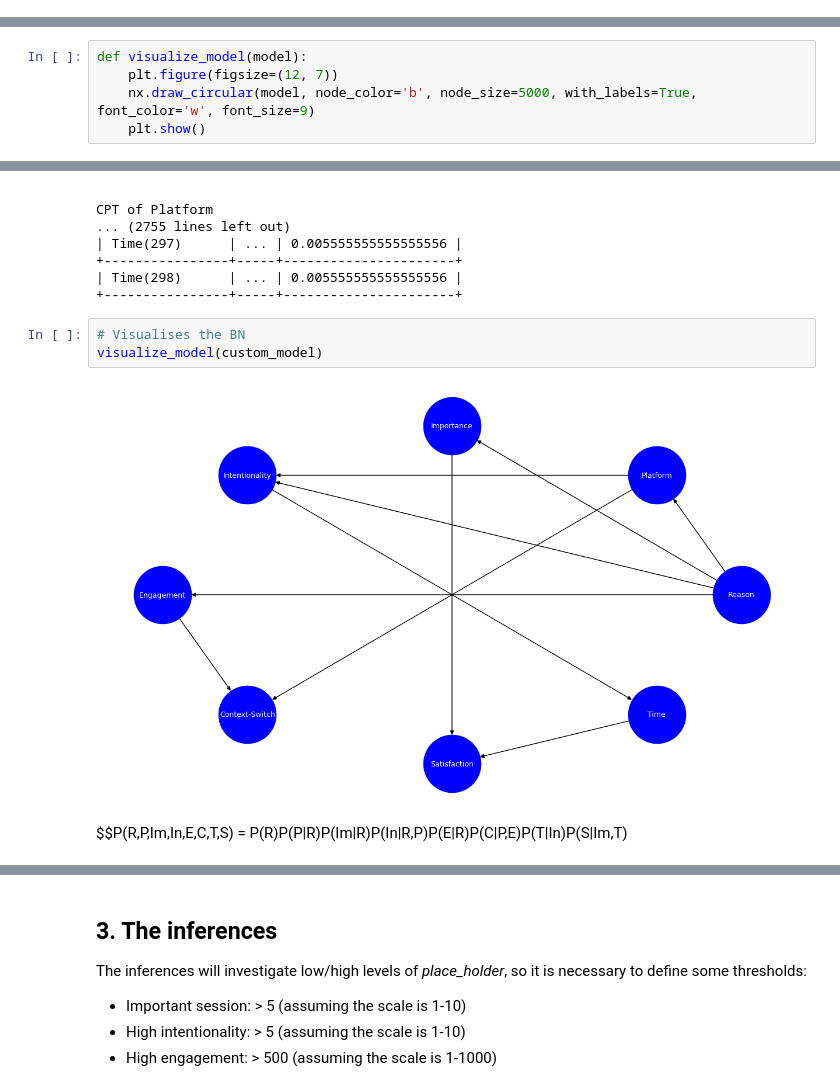
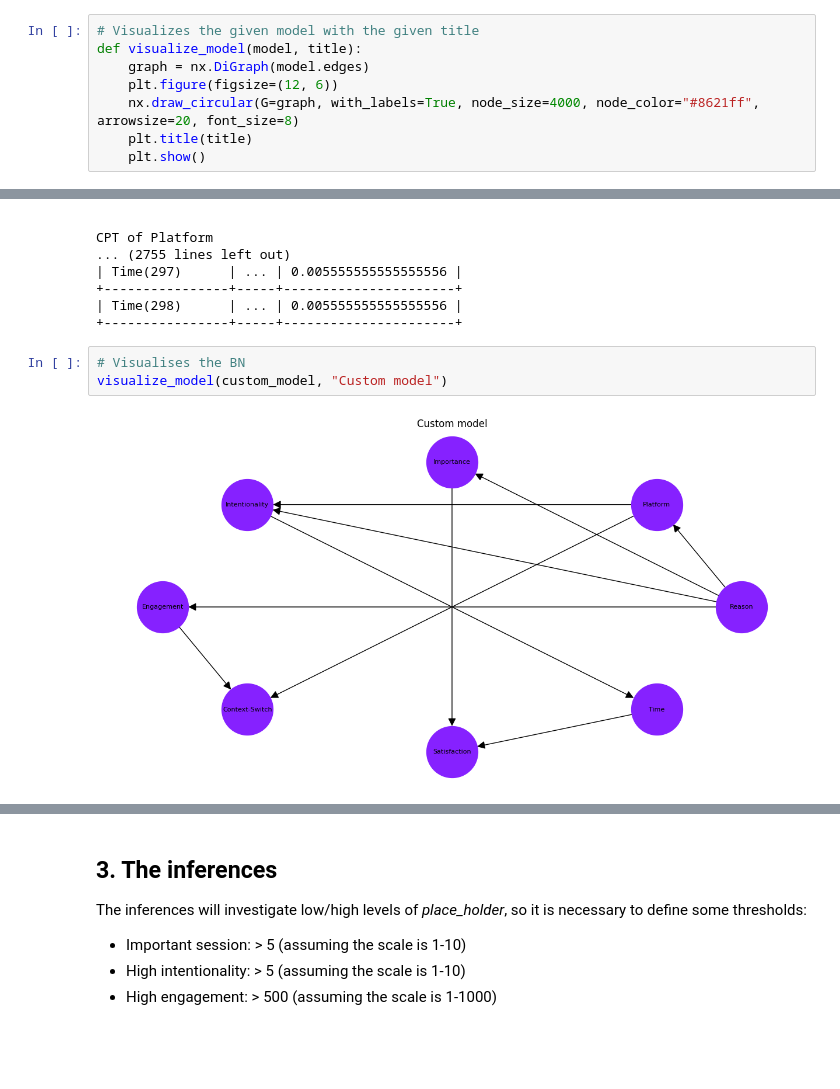
Before and after one commit to Jtries/socialMediaBayes, a Jupyter notebook: social_media_bayes.ipynb, the cells around one changed output, grey strips where cells are left out. Saved outputs shown, nothing was run; the diff lists cells and outputs as text; blank space fills up the shorter version.

```diff
--- a/social_media_bayes.ipynb
+++ b/social_media_bayes.ipynb
@@ -10,0 +18,8 @@ But why should social medias be implemented to keep us on their platforms? To un
+# %%
+# Visualizes the given model with the given title
+def visualize_model(model, title):
+    graph = nx.DiGraph(model.edges)
+    plt.figure(figsize=(12, 6))
+    nx.draw_circular(G=graph, with_labels=True, node_size=4000, node_color="#8621ff", arrowsize=20, font_size=8)
+    plt.title(title)
+    plt.show()
@@ -21,8 +40,3 @@ from pgmpy.estimators import PC
-# %%
-def visualize_model(model):
-    plt.figure(figsize=(12, 7))
-    nx.draw_circular(model, node_color='b', node_size=5000, with_labels=True, font_color='w', font_size=9)
-    plt.show()
 # %%
 # Loads and previews the dataset and its shape
 data = pd.read_csv('Time-Wasters on Social Media.csv', delimiter=',')
@@ -159,8 +195,6 @@ CPT of Platform
 +----------------+-----+----------------------+
 # %%
 # Visualises the BN
-visualize_model(custom_model)
+visualize_model(custom_model, "Custom model")
 # %% [output]
-[figure, old version]
+[figure, new version]
-# %% [markdown]
-$$P(R,P,Im,In,E,C,T,S) = P(R)P(P|R)P(Im|R)P(In|R,P)P(E|R)P(C|P,E)P(T|In)P(S|Im,T)
```
Also changed, not shown: parts of 15 cells of this notebook, 1 other file.
